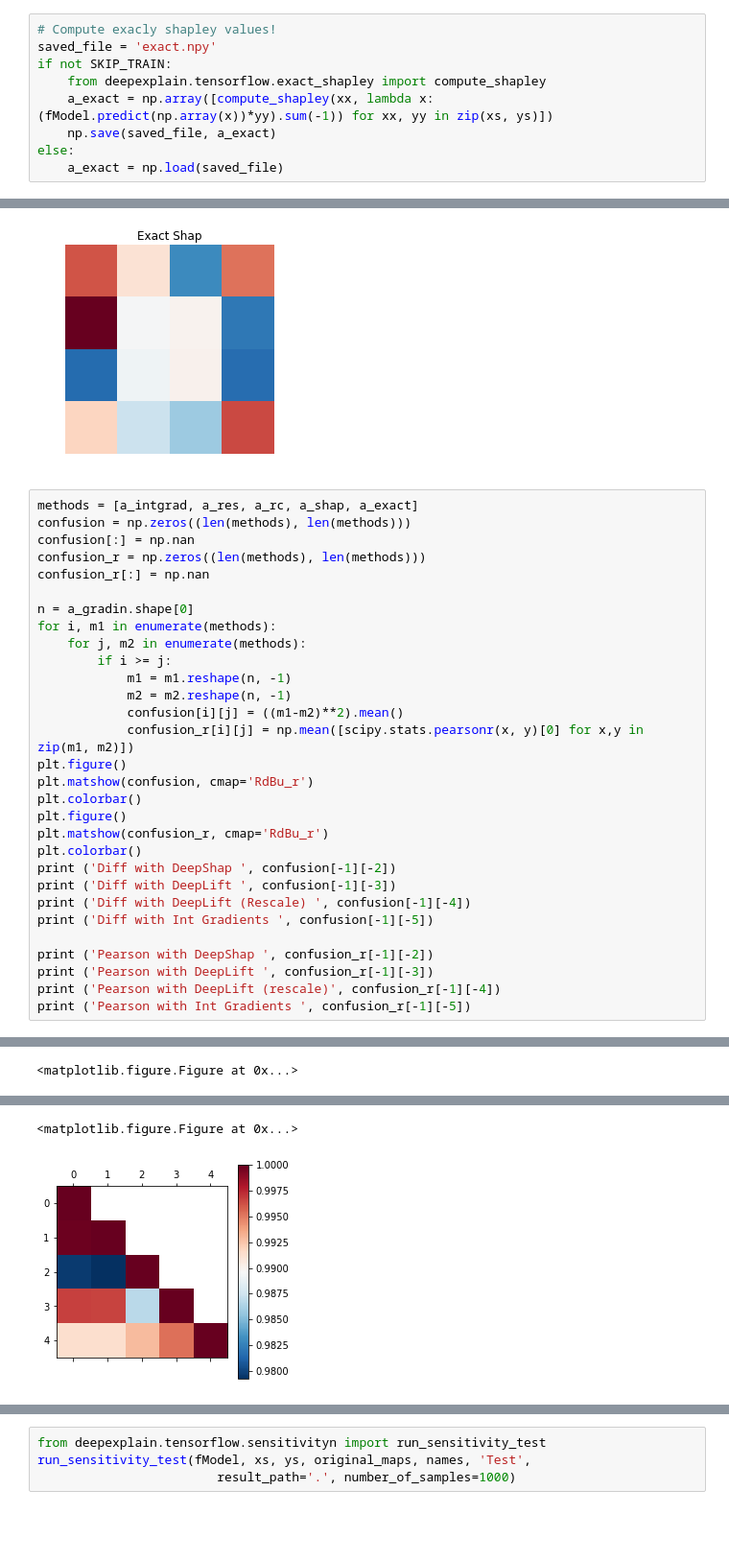
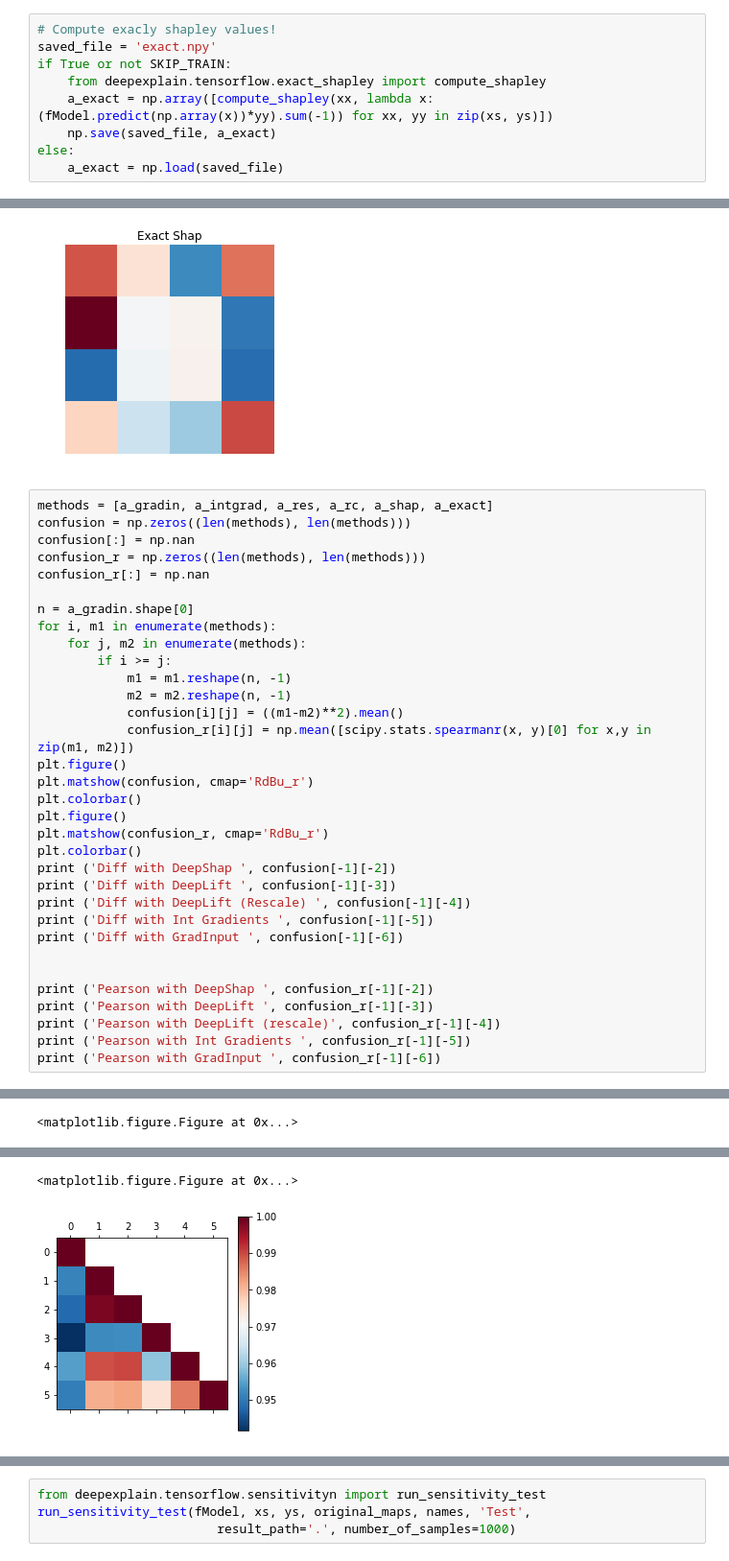
Before and after one commit to marcoancona/DeepExplain, a Jupyter notebook: examples/mint_mlp_keras.ipynb, the cells around one changed output, grey strips where cells are left out. Shown at 96% size. Saved outputs shown, nothing was run; the diff lists cells and outputs as text; blank space fills up the shorter version.

```diff
--- a/examples/mint_mlp_keras.ipynb
+++ b/examples/mint_mlp_keras.ipynb
@@ -205,7 +219,7 @@ Done
 # %%
 # Compute exacly shapley values!
 saved_file = 'exact.npy'
-if not SKIP_TRAIN:
+if True or not SKIP_TRAIN:
     from deepexplain.tensorflow.exact_shapley import compute_shapley
     a_exact = np.array([compute_shapley(xx, lambda x: (fModel.predict(np.array(x))*yy).sum(-1)) for xx, yy in zip(xs, ys)])
     np.save(saved_file, a_exact)
@@ -238,7 +270,7 @@ plot((a_exact)[idx].reshape(img_rows, img_cols), xs[idx].reshape(img_rows, img_c
 [figure]
 [figure]
 # %%
-methods = [a_intgrad, a_res, a_rc, a_shap, a_exact]
+methods = [a_gradin, a_intgrad, a_res, a_rc, a_shap, a_exact]
 confusion = np.zeros((len(methods), len(methods)))
 confusion[:] = np.nan
 confusion_r = np.zeros((len(methods), len(methods)))
@@ -251,7 +283,7 @@ for i, m1 in enumerate(methods):
             m1 = m1.reshape(n, -1)
             m2 = m2.reshape(n, -1)
             confusion[i][j] = ((m1-m2)**2).mean()
-            confusion_r[i][j] = np.mean([scipy.stats.pearsonr(x, y)[0] for x,y in zip(m1, m2)])
+            confusion_r[i][j] = np.mean([scipy.stats.spearmanr(x, y)[0] for x,y in zip(m1, m2)])
 plt.figure()
 plt.matshow(confusion, cmap='RdBu_r')
 plt.colorbar()
@@ -262,9 +294,12 @@ print ('Diff with DeepShap ', confusion[-1][-2])
 print ('Diff with DeepLift ', confusion[-1][-3])
 print ('Diff with DeepLift (Rescale) ', confusion[-1][-4])
 print ('Diff with Int Gradients ', confusion[-1][-5])
+print ('Diff with GradInput ', confusion[-1][-6])
+
 
 print ('Pearson with DeepShap ', confusion_r[-1][-2])
 print ('Pearson with DeepLift ', confusion_r[-1][-3])
 print ('Pearson with DeepLift (rescale)', confusion_r[-1][-4])
 print ('Pearson with Int Gradients ', confusion_r[-1][-5])
+print ('Pearson with GradInput ', confusion_r[-1][-6])
 # %% [output]
@@ -281,5 +318,5 @@ Pearson with Int Gradients  0.9913806079027306
 <matplotlib.figure.Figure at 0x...>
-[figure, old version]
+[figure, new version]
 # %%
 from deepexplain.tensorflow.accuracy_robustness import run_robustness_test
 original_maps = [a_gradin, a_intgrad, a_res, a_linear, a_rc, a_shap, a_exact]
```
Also changed, not shown: parts of 6 cells of this notebook, 4 other files.
